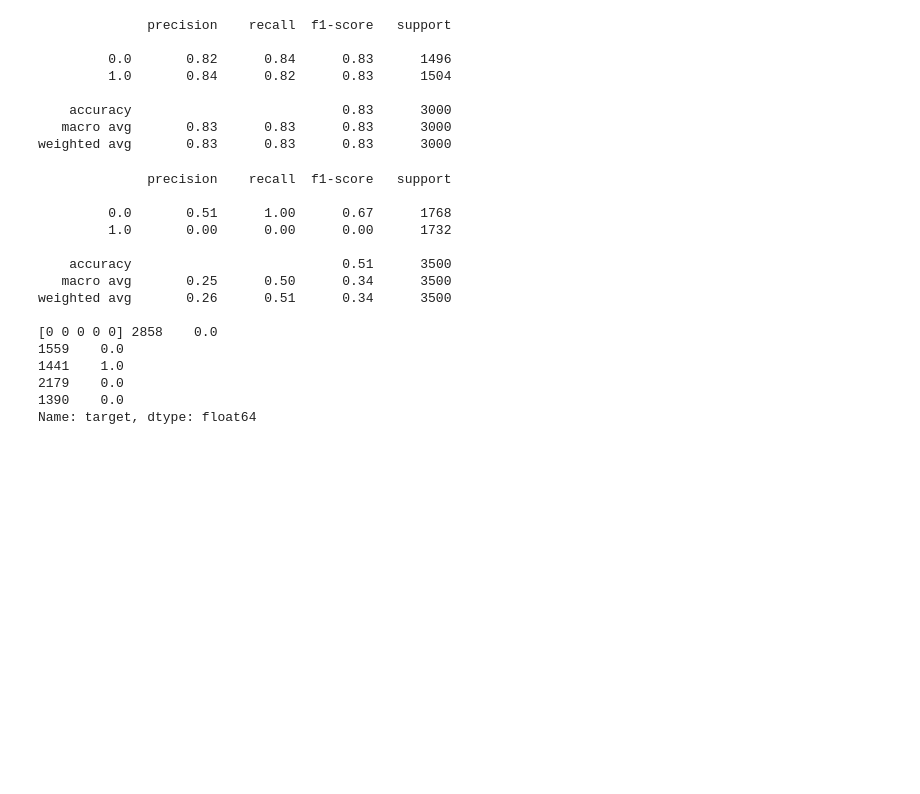
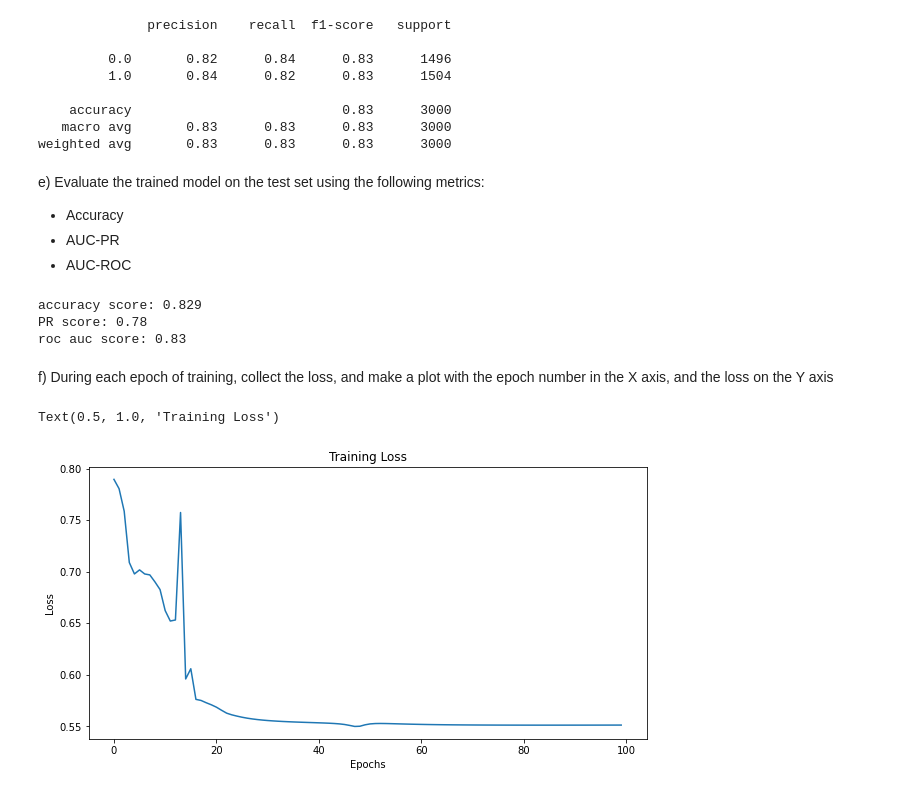
Before and after one commit to GustavoSanches55/NeuralNetAndOthers, a Jupyter notebook: src/506454.ipynb, the cells around one changed output. Cells and saved outputs as stored; diff of their text form; code cells hidden in the pictures; blank space fills up the shorter version.

```diff
--- a/src/506454.ipynb
+++ b/src/506454.ipynb
@@ -67,12 +67,11 @@ from sklearn.utils.validation import check_X_y, check_array, check_is_fitted
 
 
 class FiveLayerPerceptronRegressor(BaseEstimator, ClassifierMixin):
-    def __init__(self, learning_rate=0.01, batch_size=100, epochs=100, weight_decay=0.1, size_hidden=100):
+    def __init__(self, learning_rate=0.01, batch_size=100, epochs=100, size_hidden=100):
         self.epochs = epochs
         self.learning_rate = learning_rate
         self.batch_size = batch_size
         self.size_hidden = size_hidden
-        self.weight_decay = weight_decay
 
         self.rng = np.random.default_rng(0)
 
@@ -215,6 +217,11 @@ full_data_part2 = pd.read_csv("Part 2.tsv", sep="\t")
 
 # Using only half of the data
 partial_data_2 = full_data_part2.head(int(full_data_part2.shape[0]))
+
+features_2 = [x for x in partial_data_2.columns.drop("target")]
+
+X_2 = partial_data_2[features_2]
+y_2 = partial_data_2["target"]
 # %%
 partial_data_2.head()
 # %% [output]
@@ -227,10 +236,6 @@ partial_data_2.head()
 # %%
-features_2 = [x for x in partial_data_2.columns.drop("target")]
 
-X = partial_data_2[features_2]
-y = partial_data_2["target"]
-
-X_train_2, X_test_2, y_train_2, y_test_2 = train_test_split(X, y, test_size=0.30, random_state=0)
+X_train_2, X_test_2, y_train_2, y_test_2 = train_test_split(X_2, y_2, test_size=0.30, random_state=0)
 
 print(f"Tamanho de treino: {X_train_2.shape}")
 print(f"Tamanho de teste: {X_test_2.shape}")
@@ -307,7 +337,7 @@ class NeuralNetClass(BaseEstimator, ClassifierMixin):
 
     def _weight_update(self, dW, curr_batch_size):
         for i in range(self.size_of_hidden):
-            self._W[i] -= ( dW[i])
+            self._W[i] -= (dW[i])
 
     def fit(self, X, y):
         m, n = X.shape
@@ -316,10 +346,10 @@ class NeuralNetClass(BaseEstimator, ClassifierMixin):
         _y = y[:, np.newaxis]
 
         self._W = []
-        self._W.append(self.rng.normal(scale=1, size=(n+1, self.hidden_layer_dimensions[0])))
+        self._W.append(self.rng.normal(size=(n+1, self.hidden_layer_dimensions[0])))
         for i in range(1, self.size_of_hidden):
-            self._W.append(self.rng.normal(scale=1, size=(self.hidden_layer_dimensions[i-1]+1, self.hidden_layer_dimensions[i])))
-        self._W.append(self.rng.normal(scale=1, size=(self.hidden_layer_dimensions[-1]+1, 1)))
+            self._W.append(self.rng.normal(size=(self.hidden_layer_dimensions[i-1]+1, self.hidden_layer_dimensions[i])))
+        self._W.append(self.rng.normal(size=(self.hidden_layer_dimensions[-1]+1, 1)))
 
         n_batches = (n + self.batch_size - 1) // self.batch_size
 
@@ -334,8 +364,6 @@ class NeuralNetClass(BaseEstimator, ClassifierMixin):
             y_pred = self._forward_propagation(_X)
             self.training_losses[epoch] = self.cost_function(_y, y_pred)
 
-
-
     def predict(self, X):
         return self.predict_proba(X).argmax(axis=1)
 
@@ -363,23 +401,37 @@ print(classification_report(y_test_2, y_pred_2))
     accuracy                           0.83      3000
    macro avg       0.83      0.83      0.83      3000
 weighted avg       0.83      0.83      0.83      3000
-# %%
-
-print(y_pred_2[:5], y_train_2[:5])
-# print(y_pred_2.max())
-# %% [output]
-              precision    recall  f1-score   support
-
-         0.0       0.51      1.00      0.67      1768
-         1.0       0.00      0.00      0.00      1732
-
-    accuracy                           0.51      3500
-   macro avg       0.25      0.50      0.34      3500
-weighted avg       0.26      0.51      0.34      3500
-
-[0 0 0 0 0] 2858    0.0
-1559    0.0
-1441    1.0
-2179    0.0
-1390    0.0
-Name: target, dtype: float64
+# %% [markdown]
+e) Evaluate the trained model on the test set using the following metrics:
+- Accuracy
+- AUC-PR
+- AUC-ROC
+# %%
+from sklearn.metrics import accuracy_score, roc_curve, auc, roc_auc_score, average_precision_score
+acc_score = accuracy_score(y_test_2, y_pred_2)
+fpr, tpr, thresholds = roc_curve(y_test_2, y_pred_2, pos_label=1)
+avr_pr_score = average_precision_score(y_test_2, y_pred_2)
+roc_score = roc_auc_score(y_test_2, y_pred_2)
+
+print(f"accuracy score: {acc_score}")
+print(f"PR score: {avr_pr_score:.2}")
+print(f"roc auc score: {roc_score:.2}")
+# %% [output]
+accuracy score: 0.829
+PR score: 0.78
+roc auc score: 0.83
+# %% [markdown]
+f) During each epoch of training, collect the loss, and make a plot with the epoch number
+in the X axis, and the loss on the Y axis
+# %%
+import matplotlib.pyplot as plt
+
+fig, ax = plt.subplots(figsize=(10,5))
+
+ax.plot(model.training_losses)
+ax.set_xlabel("Epochs")
+ax.set_ylabel("Loss")
+ax.set_title("Training Loss")
+# %% [output]
+Text(0.5, 1.0, 'Training Loss')
+[figure, added]
```
Also changed, not shown: parts of 11 cells of this notebook.
